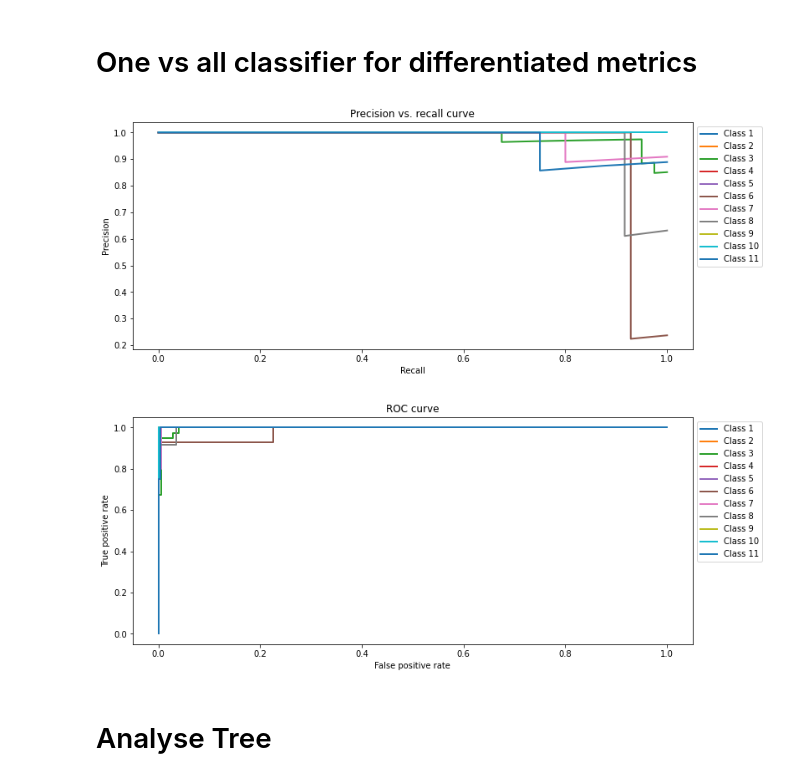
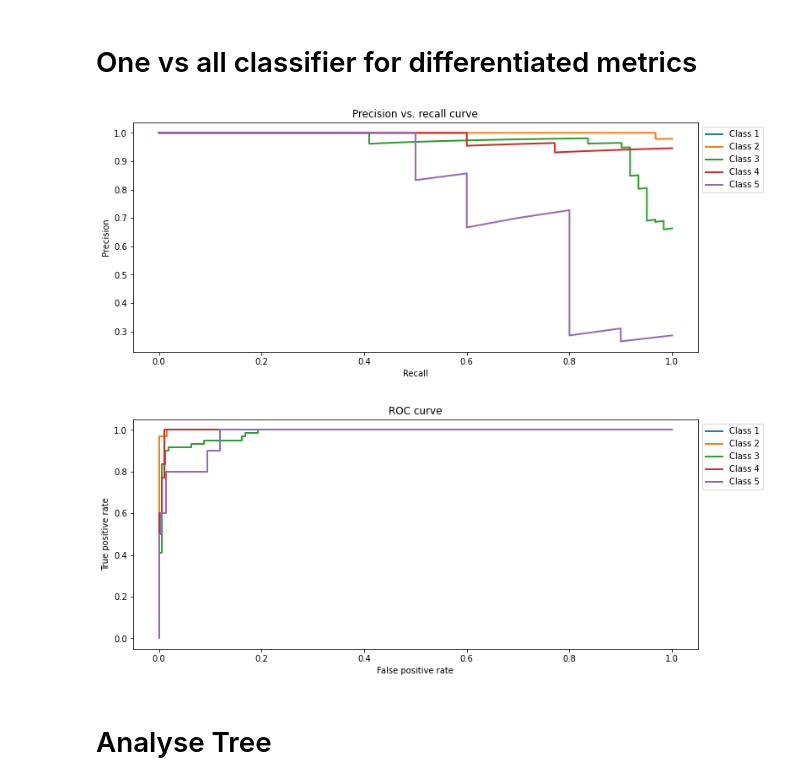
Before and after one commit to FriederikeBiermann/P450, a Jupyter notebook: PreFerrP450/PreFerrP450_main.ipynb, the cells around one changed output. Saved outputs shown, nothing was run; the diff lists cells and outputs as text; code cells hidden in the pictures.

Commit message:
updates on PreFerrp450 dataset creation

```diff
--- a/PreFerrP450/PreFerrP450_main.ipynb
+++ b/PreFerrP450/PreFerrP450_main.ipynb
@@ -17,7 +17,7 @@ import itertools
 import math
 import numpy as np
 #choose clusters from the sequence similarity network to use as classes of ferredoxins
-clusterlist =range(1,11)
+clusterlist =range(1,6)
 # fill in names of files here!
 foldername_set_input="Output"
 foldernameinput="neighbouring=4_threshold=20/Alignment"
@@ -160,5 +160,5 @@ tablep450n['mean basic']=tablep450n[basicrows].mean(axis=1)
 tablep450n['absolute acidic']=tablep450n[absacidicrows].sum(axis=1)
 tablep450n['absolute basic']=tablep450n[absbasicrows].sum(axis=1)
 tablep450n = tablep450n.replace('nan', np.nan).fillna(0)
-tablep450n.to_csv(foldernameoutput+"/"+foldernameoutput.split("/")[0]+"_feature_matrix_without_duplicates"+indicator+".csv", index=False)
+tablep450n.to_csv(foldernameoutput+"/"+foldernameoutput.split("/")[0]+"_feature_matrix_without_duplicates_cluster_1-5_"+indicator+".csv", index=False)
 # %% [output]
@@ -417,8 +417,8 @@ ros = RandomOverSampler(random_state=0)
 
 #define max depth of decision tree
 maxd=20
-pathcompletetable="whole_dataset_neighbouring_threshold=20/Output/whole_dataset_neighbouring_threshold=20_feature_matrix_without_duplicates_include_parts__without_sequence_motifs_with_prediction.csv"
-foldernameoutput="whole_dataset_neighbouring_threshold=20/Output/"
+pathcompletetable="neighbouring=4_threshold=20/Output/neighbouring=4_threshold=20_feature_matrix_without_duplicates_cluster_1-5__include_parts__without_sequence_motifs_.csv"
+foldernameoutput="whole_dataset_neighbouring_threshold=20/Output1-5/"
 completetable=pd.read_csv(pathcompletetable)
 completetable = completetable.sample(frac = 1)
 
@@ -441,35 +441,35 @@ y_score = clf.predict_proba(X_test)
 
 # precision recall curve
 precision = dict()
 recall = dict()
 plt.figure(figsize=(12,5))
 for i in range(n_classes):
     precision[i], recall[i], _ = precision_recall_curve(y_test[:, i], y_score[:, i])
     plt.plot(recall[i], precision[i], lw=2, label='Class {}'.format(i+1))
 plt.xlabel("Recall")
 plt.ylabel("Precision")
 plt.legend(bbox_to_anchor=(1,1), loc="upper left")
 plt.title("Precision vs. recall curve")
 plt.savefig(("precisionrecallferredoxinscurve_without_duplicates_include_parts__without_sequence_motifs_with_prediction.png"), format="png")
 plt.show()
 
 # roc curve
 fpr = dict()
 tpr = dict()
 plt.figure(figsize=(12,5))
 for i in range(0,n_classes):
     fpr[i], tpr[i], _ = roc_curve(y_test[:, i],
                                   y_score[:, i])
     plt.plot(fpr[i], tpr[i], lw=2, label='Class {}'.format(i+1))
 plt.xlabel("False positive rate")
 plt.ylabel("True positive rate")
 plt.legend(bbox_to_anchor=(1,1), loc="upper left")
 plt.title("ROC curve")
 plt.savefig(("ROC curve _without_duplicates_include_parts__without_sequence_motifs_with_prediction.png"), format="png")
 plt.show()
 # %% [output]
-[figure, old version]
+[figure, new version]
-[figure, old version]
+[figure, new version]
 # %% [markdown]
 # Analyse Tree
 # %% [markdown]
```
Also changed, not shown: parts of 3 cells of this notebook, 8 other files.
